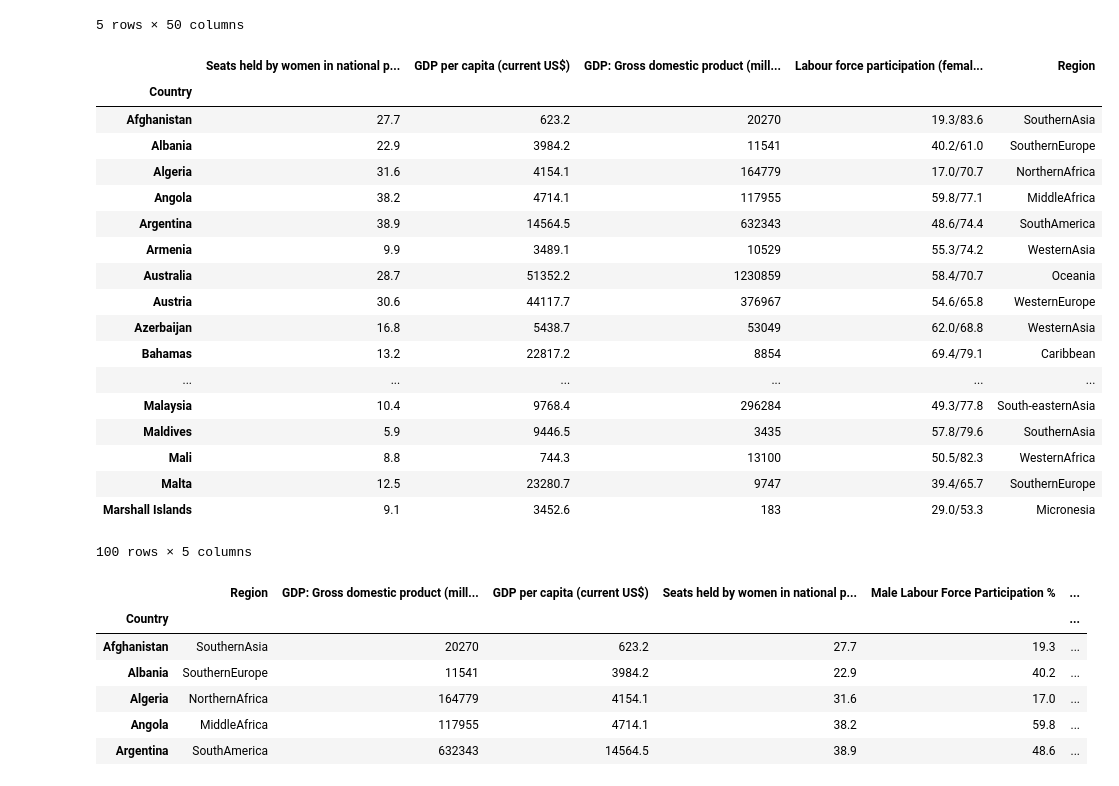
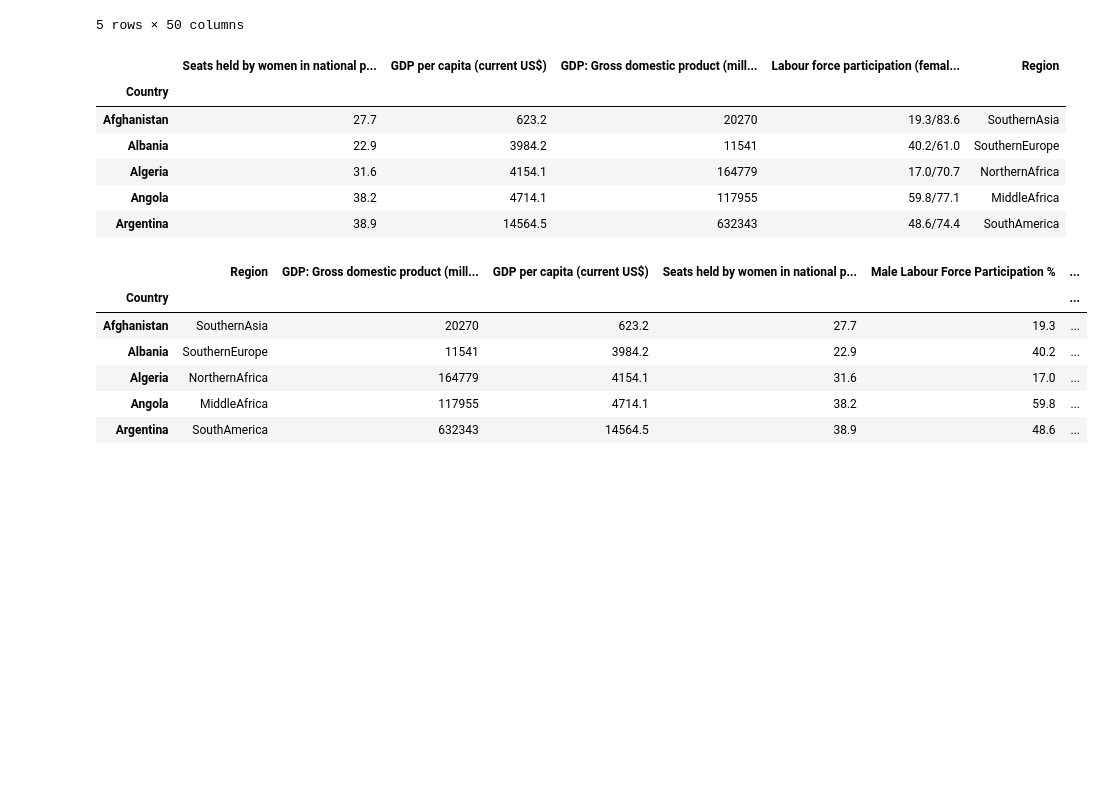
Before and after one commit to Data-Analytics-Project-Group/Visualizing-World-Economic-Trends, a Jupyter notebook: Visualizing World Economic Trends.ipynb, the cells around one changed output. Cells and saved outputs as stored; diff of their text form; code cells hidden in the pictures; blank space fills up the shorter version.

```diff
--- a/Visualizing World Economic Trends.ipynb
+++ b/Visualizing World Economic Trends.ipynb
@@ -43,46 +43,34 @@ gender_df = gender_df.rename(columns={"country": "Country"})
 # Cleaning the data to drop values ".../..." and "-99".
 gender_df = gender_df.dropna(how="any")
 gender_df = gender_df.drop(".../...", axis = 0)
 gender_df = gender_df.drop("-99", axis = 0)
 
 # Changing index to new column and removing -99 values
 gender_df = gender_df.reset_index()
 gender_df = gender_df.set_index("GDP: Gross domestic product (million current US$)")
 gender_df = gender_df.drop('-99', axis = 0)
 
 gender_df = gender_df.reset_index()
 gender_df = gender_df.set_index("GDP per capita (current US$)")
 gender_df = gender_df.drop("-99", axis = 0)
 
 gender_df = gender_df.reset_index()
 gender_df = gender_df.set_index("Seats held by women in national parliaments %")
 gender_df = gender_df.drop("-99", axis = 0)
 
 gender_df = gender_df.reset_index()
 gender_df = gender_df.set_index("Country")
 gender_df = gender_df.drop("Liechtenstein", axis = 0)
 
-gender_df.head(100)
+gender_df.head()
 # %% [output]
 |  | Seats held by women in national p... | GDP per capita (current US$) | GDP: Gross domestic product (mill... | Labour force participation (femal... | Region |
 | Country |  |  |  |  |  |
 | Afghanistan | 27.7 | 623.2 | 20270 | 19.3/83.6 | SouthernAsia |
 | Albania | 22.9 | 3984.2 | 11541 | 40.2/61.0 | SouthernEurope |
 | Algeria | 31.6 | 4154.1 | 164779 | 17.0/70.7 | NorthernAfrica |
 | Angola | 38.2 | 4714.1 | 117955 | 59.8/77.1 | MiddleAfrica |
 | Argentina | 38.9 | 14564.5 | 632343 | 48.6/74.4 | SouthAmerica |
-| Armenia | 9.9 | 3489.1 | 10529 | 55.3/74.2 | WesternAsia |
-| Australia | 28.7 | 51352.2 | 1230859 | 58.4/70.7 | Oceania |
-| Austria | 30.6 | 44117.7 | 376967 | 54.6/65.8 | WesternEurope |
-| Azerbaijan | 16.8 | 5438.7 | 53049 | 62.0/68.8 | WesternAsia |
-| Bahamas | 13.2 | 22817.2 | 8854 | 69.4/79.1 | Caribbean |
-| ... | ... | ... | ... | ... | ... |
-| Malaysia | 10.4 | 9768.4 | 296284 | 49.3/77.8 | South-easternAsia |
-| Maldives | 5.9 | 9446.5 | 3435 | 57.8/79.6 | SouthernAsia |
-| Mali | 8.8 | 744.3 | 13100 | 50.5/82.3 | WesternAfrica |
-| Malta | 12.5 | 23280.7 | 9747 | 39.4/65.7 | SouthernEurope |
-| Marshall Islands | 9.1 | 3452.6 | 183 | 29.0/53.3 | Micronesia |
-100 rows × 5 columns
 # %%
 # splitting labour force participation to seperate columns
 gender_list = list(gender_df["Labour force participation (female/male pop. %)"])
```
Also changed, not shown: parts of 1 cell of this notebook.
